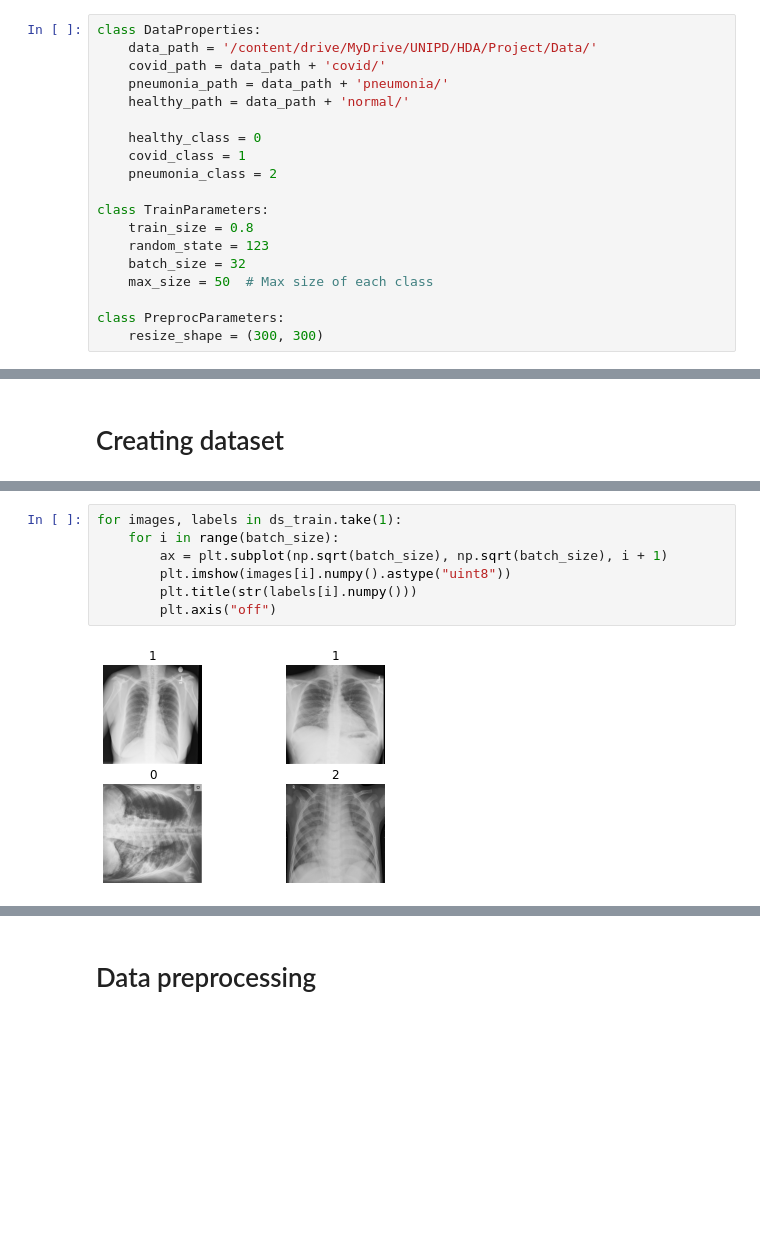
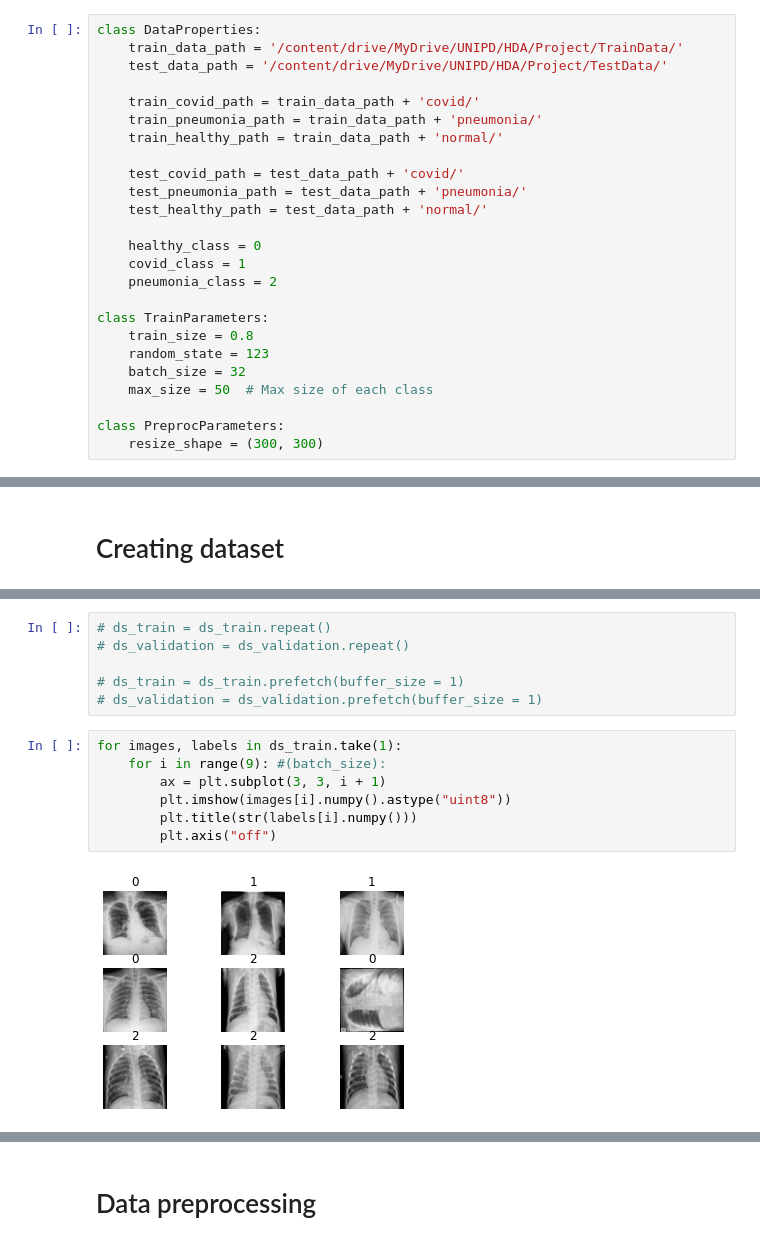
Before and after one commit to PashaIanko/Covid19Classifier, a Jupyter notebook: main.ipynb, the cells around one changed output, grey strips where cells are left out. Cells and saved outputs as stored; diff of their text form; blank space fills up the shorter version.

Commit message:
creating test dataset + image visualization

```diff
--- a/main.ipynb
+++ b/main.ipynb
@@ -31,10 +31,16 @@ from sklearn.model_selection import train_test_split
 import seaborn as sns
 # %%
 class DataProperties:
-    data_path = '/content/drive/MyDrive/UNIPD/HDA/Project/Data/'
-    covid_path = data_path + 'covid/'
-    pneumonia_path = data_path + 'pneumonia/'
-    healthy_path = data_path + 'normal/'
+    train_data_path = '/content/drive/MyDrive/UNIPD/HDA/Project/TrainData/'
+    test_data_path = '/content/drive/MyDrive/UNIPD/HDA/Project/TestData/'
+
+    train_covid_path = train_data_path + 'covid/'
+    train_pneumonia_path = train_data_path + 'pneumonia/'
+    train_healthy_path = train_data_path + 'normal/'
+
+    test_covid_path = test_data_path + 'covid/'
+    test_pneumonia_path = test_data_path + 'pneumonia/'
+    test_healthy_path = test_data_path + 'normal/'
 
     healthy_class = 0
     covid_class = 1
@@ -175,10 +289,16 @@ Using 915 files for validation.
+# %%
+# ds_train = ds_train.repeat()
+# ds_validation = ds_validation.repeat()
+
+# ds_train = ds_train.prefetch(buffer_size = 1)
+# ds_validation = ds_validation.prefetch(buffer_size = 1)
 # %%
 for images, labels in ds_train.take(1):
-    for i in range(batch_size):
-        ax = plt.subplot(np.sqrt(batch_size), np.sqrt(batch_size), i + 1)
+    for i in range(9): #(batch_size):
+        ax = plt.subplot(3, 3, i + 1)
         plt.imshow(images[i].numpy().astype("uint8"))
         plt.title(str(labels[i].numpy()))
         plt.axis("off")
 # %% [output]
-[figure, old version]
+[figure, new version]
 # %%
```
Also changed, not shown: parts of 30 cells of this notebook.
